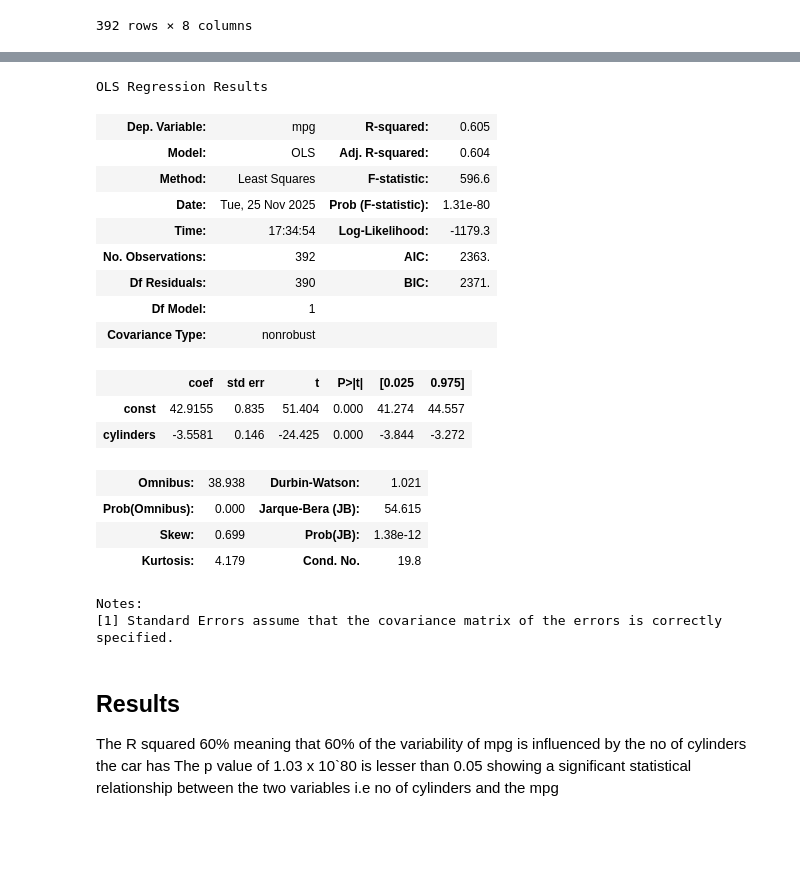
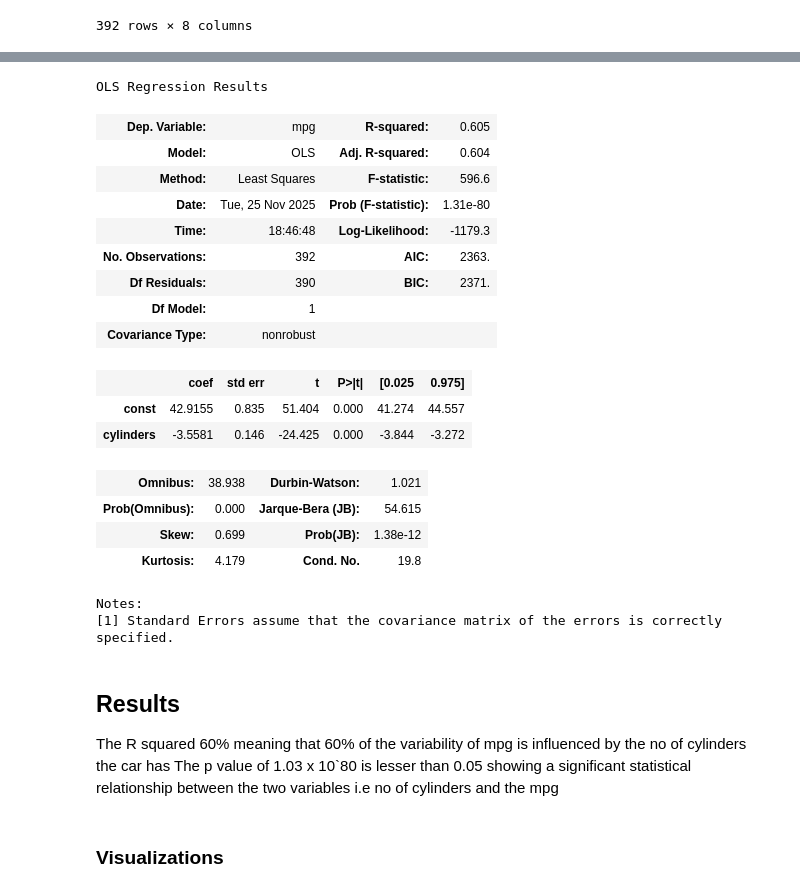
Before and after one commit to hellenmureithi/Machine-learning, a Jupyter notebook: Practice_machine_learning/index.ipynb, the cells around one changed output, grey strips where cells are left out. Cells and saved outputs as stored; diff of their text form; code cells hidden in the pictures; blank space fills up the shorter version.

```diff
--- a/Practice_machine_learning/index.ipynb
+++ b/Practice_machine_learning/index.ipynb
@@ -177,17 +252,20 @@ Meaning there are two important variables
 # %%
 # Assignment doing a linear regression with a different feature and the same target
+# Using cylinders and mpg
+# cylinders has a negative correlation with mpg
+# when the no of cylinders increases the mpg decreases
 y = df['mpg']                        # target
 x3 = df[['cylinders']]               # feature
 x3 = sm.add_constant(x3)             # Intercept
-model = sm.OLS(y, x3).fit()          # model
-model.summary()
+model3 = sm.OLS(y, x3).fit()          # model
+model3.summary()
 # %% [output]
 OLS Regression Results
 | Dep. Variable: | mpg | R-squared: | 0.605 |
 | Model: | OLS | Adj. R-squared: | 0.604 |
 | Method: | Least Squares | F-statistic: | 596.6 |
 | Date: | Tue, 25 Nov 2025 | Prob (F-statistic): | 1.31e-80 |
-| Time: | 17:34:54 | Log-Likelihood: | -1179.3 |
+| Time: | 18:46:48 | Log-Likelihood: | -1179.3 |
 | No. Observations: | 392 | AIC: | 2363. |
 | Df Residuals: | 390 | BIC: | 2371. |
 | Df Model: | 1 |  |  |
@@ -205,3 +283,5 @@ Notes:
 ## Results
 The R squared 60% meaning that 60% of the variability of mpg is influenced by the no of cylinders the car has
 The p value of 1.03 x 10`80 is lesser than 0.05 showing a significant statistical relationship between the two variables i.e no of cylinders and the mpg
+# %% [markdown]
+### Visualizations
```
Also changed, not shown: parts of 33 cells of this notebook.
